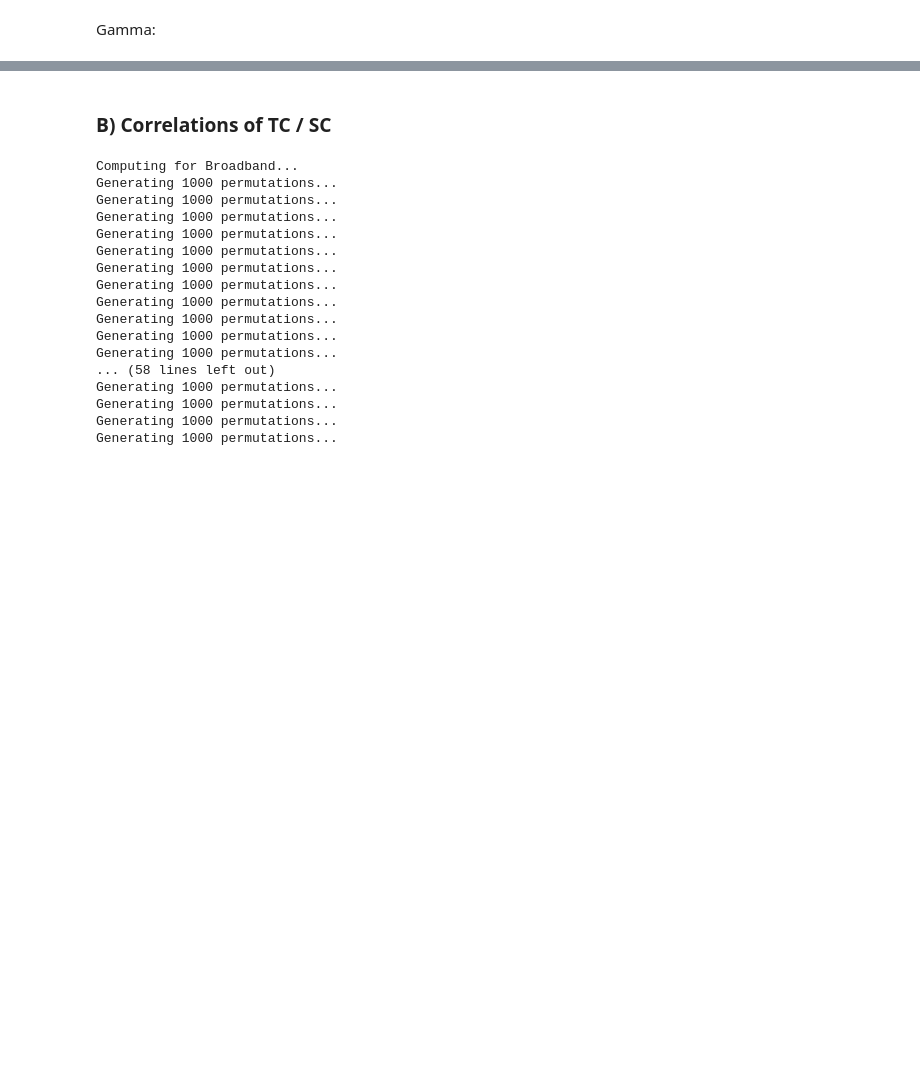
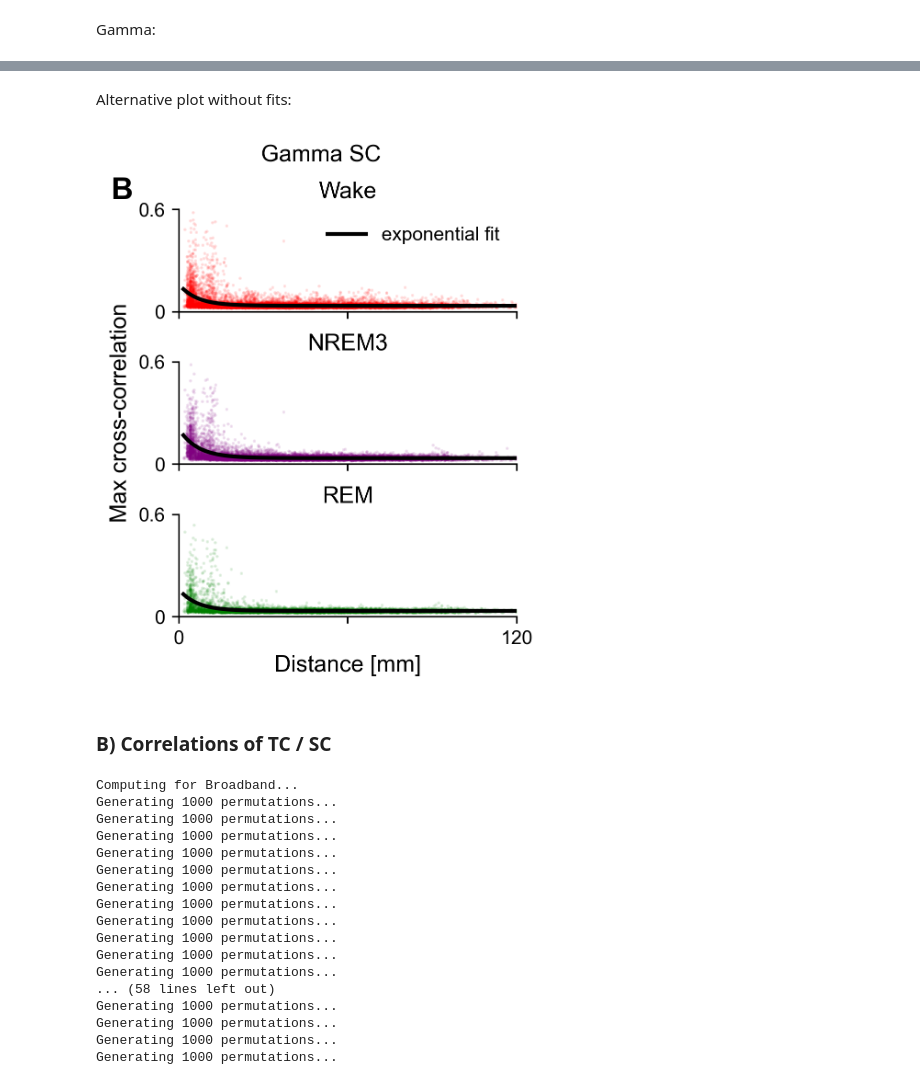
Before and after one commit to cusinatr/MNI-Analysis, a Jupyter notebook: Analysis/Figures/Fig_sc.ipynb, the cells around one changed output, grey strips where cells are left out. Drawn from its saved outputs; the diff is of its cells as text; code cells hidden in the pictures; blank space fills up the shorter version.

```diff
--- a/Analysis/Figures/Fig_sc.ipynb
+++ b/Analysis/Figures/Fig_sc.ipynb
@@ -125,3 +153,30 @@ plt.show()
+# %% [markdown]
+Alternative plot without fits:
+# %%
+params_stages = {
+    stage: par.loc["all"].to_numpy().squeeze()
+    for stage, par in df_params_corr_gamma.items()
+}
+
+fig, axs = plots.plot_sc_fit_2(
+    df_sc_gamma,
+    params_stages,
+    stage_colors,
+    dict_stages=title_dict,
+    figsize=(8, 10),
+    ylim=(0, 0.6)
+)
+
+fig.suptitle("Gamma SC", fontsize=plots.fsize.TITLE_SIZE)
+
+# Annotate panel
+axs[0].text(-0.2, 1.1, "B", transform=axs[0].transAxes,
+            size=16, weight='bold')
+
+plots.save_figure(fig, fig_path.joinpath("Fit_corr_gamma_2.svg"))
+plt.show()
+# %% [output]
+[figure, added]
 # %% [markdown]
 ### B) Correlations of TC / SC
 # %%
```
Also changed, not shown: parts of 4 cells of this notebook, 1 other file.
